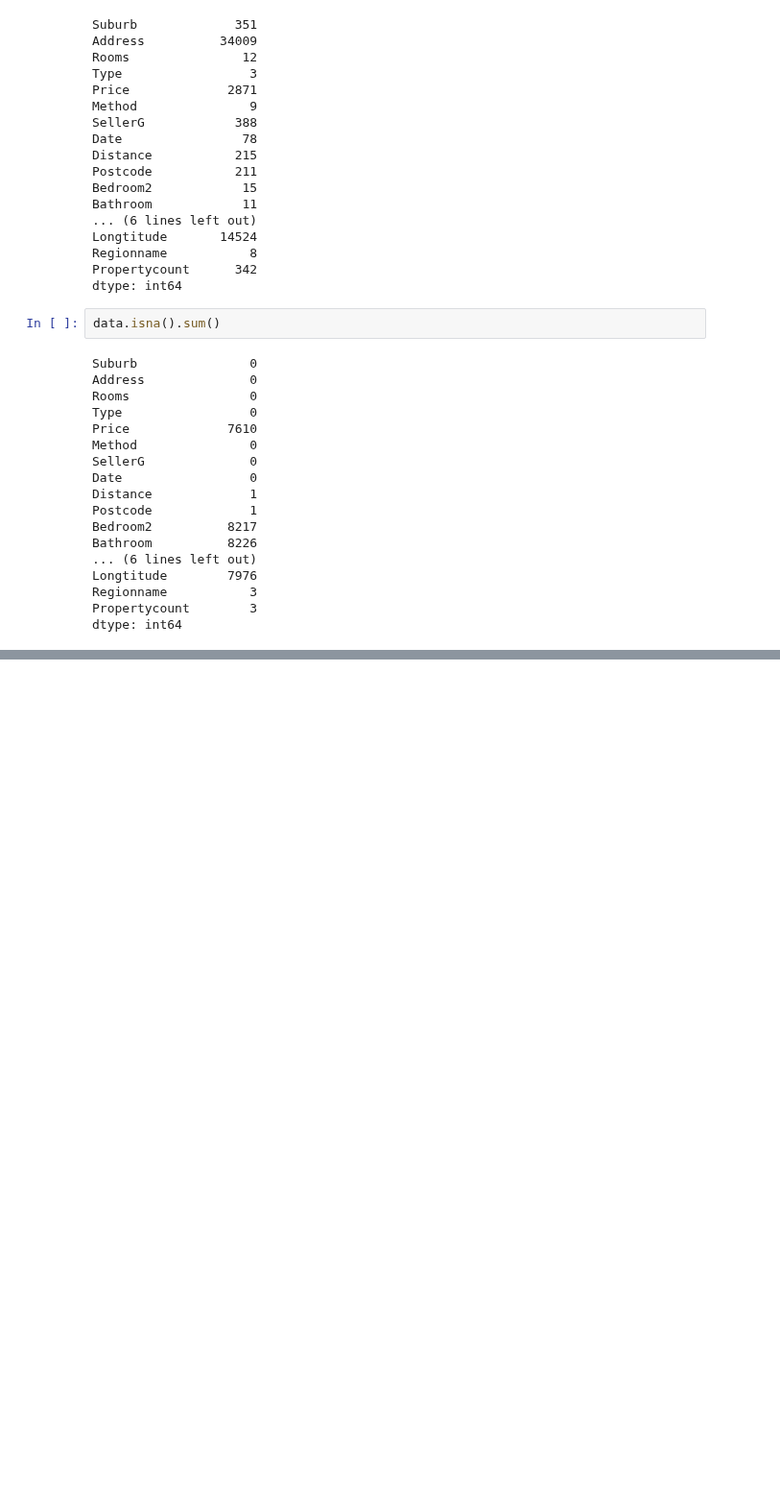
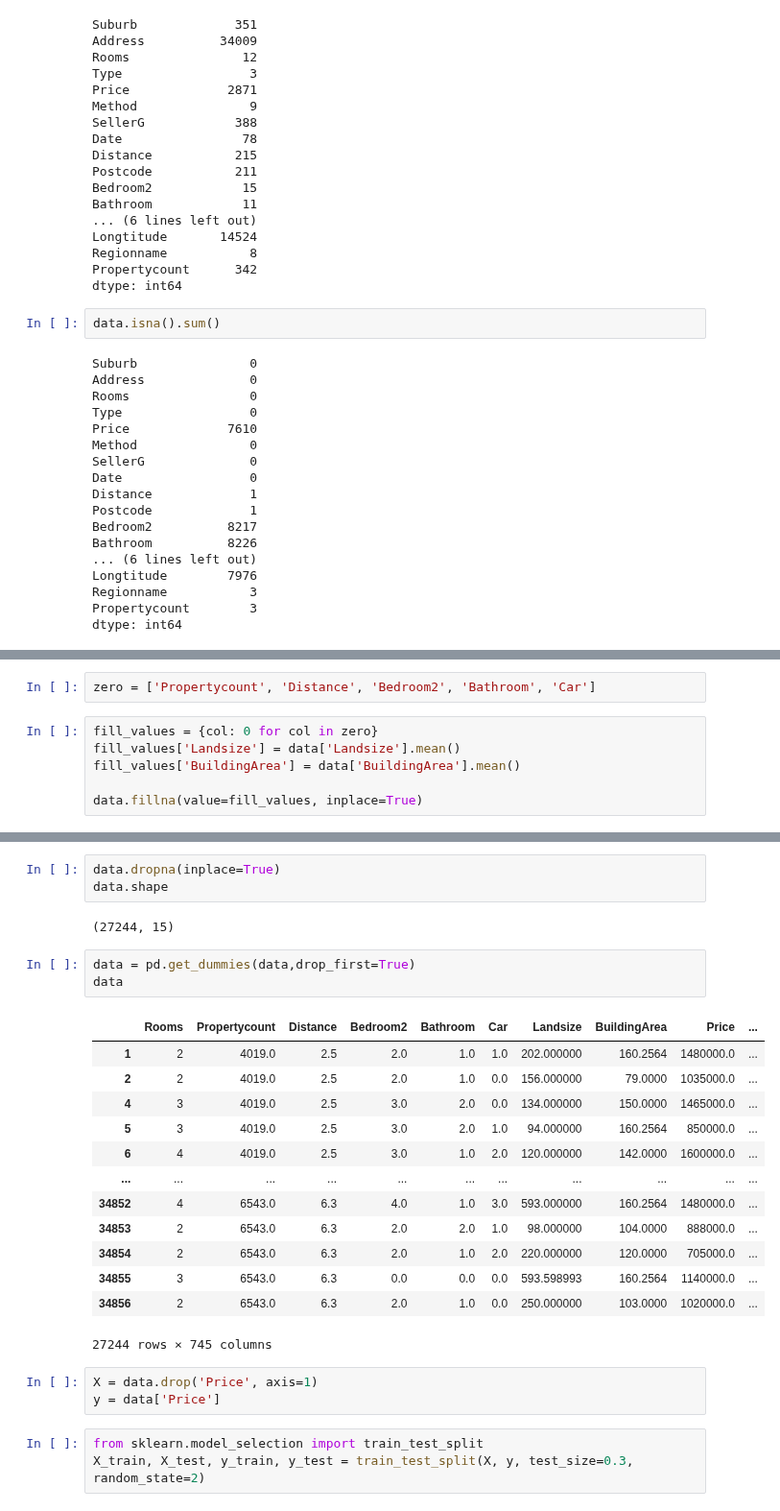
Before and after one commit to necmettinalver/Machine-Learning---Codebasic, a Jupyter notebook: 16 - Regularization/home_price_pred.ipynb, the cells around one changed output, grey strips where cells are left out. Shown at 96% size. Cells and saved outputs as stored; diff of their text form; blank space fills up the shorter version.

```diff
--- a/16 - Regularization/home_price_pred.ipynb
+++ b/16 - Regularization/home_price_pred.ipynb
@@ -83,0 +125,8 @@ dtype: int64
+# %%
+zero = ['Propertycount', 'Distance', 'Bedroom2', 'Bathroom', 'Car']
+# %%
+fill_values = {col: 0 for col in zero}
+fill_values['Landsize'] = data['Landsize'].mean()
+fill_values['BuildingArea'] = data['BuildingArea'].mean()
+
+data.fillna(value=fill_values, inplace=True)
@@ -83,0 +152,28 @@ dtype: int64
+# %%
+data.dropna(inplace=True)
+data.shape
+# %% [output]
+(27244, 15)
+# %%
+data = pd.get_dummies(data,drop_first=True)
+data
+# %% [output]
+|  | Rooms | Propertycount | Distance | Bedroom2 | Bathroom | Car | Landsize | BuildingArea | Price | ... |
+| 1 | 2 | 4019.0 | 2.5 | 2.0 | 1.0 | 1.0 | 202.000000 | 160.2564 | 1480000.0 | ... |
+| 2 | 2 | 4019.0 | 2.5 | 2.0 | 1.0 | 0.0 | 156.000000 | 79.0000 | 1035000.0 | ... |
+| 4 | 3 | 4019.0 | 2.5 | 3.0 | 2.0 | 0.0 | 134.000000 | 150.0000 | 1465000.0 | ... |
+| 5 | 3 | 4019.0 | 2.5 | 3.0 | 2.0 | 1.0 | 94.000000 | 160.2564 | 850000.0 | ... |
+| 6 | 4 | 4019.0 | 2.5 | 3.0 | 1.0 | 2.0 | 120.000000 | 142.0000 | 1600000.0 | ... |
+| ... | ... | ... | ... | ... | ... | ... | ... | ... | ... | ... |
+| 34852 | 4 | 6543.0 | 6.3 | 4.0 | 1.0 | 3.0 | 593.000000 | 160.2564 | 1480000.0 | ... |
+| 34853 | 2 | 6543.0 | 6.3 | 2.0 | 2.0 | 1.0 | 98.000000 | 104.0000 | 888000.0 | ... |
+| 34854 | 2 | 6543.0 | 6.3 | 2.0 | 1.0 | 2.0 | 220.000000 | 120.0000 | 705000.0 | ... |
+| 34855 | 3 | 6543.0 | 6.3 | 0.0 | 0.0 | 0.0 | 593.598993 | 160.2564 | 1140000.0 | ... |
+| 34856 | 2 | 6543.0 | 6.3 | 2.0 | 1.0 | 0.0 | 250.000000 | 103.0000 | 1020000.0 | ... |
+27244 rows × 745 columns
+# %%
+X = data.drop('Price', axis=1)
+y = data['Price']
+# %%
+from sklearn.model_selection import train_test_split
+X_train, X_test, y_train, y_test = train_test_split(X, y, test_size=0.3, random_state=2)
```
Also changed, not shown: parts of 14 cells of this notebook.
